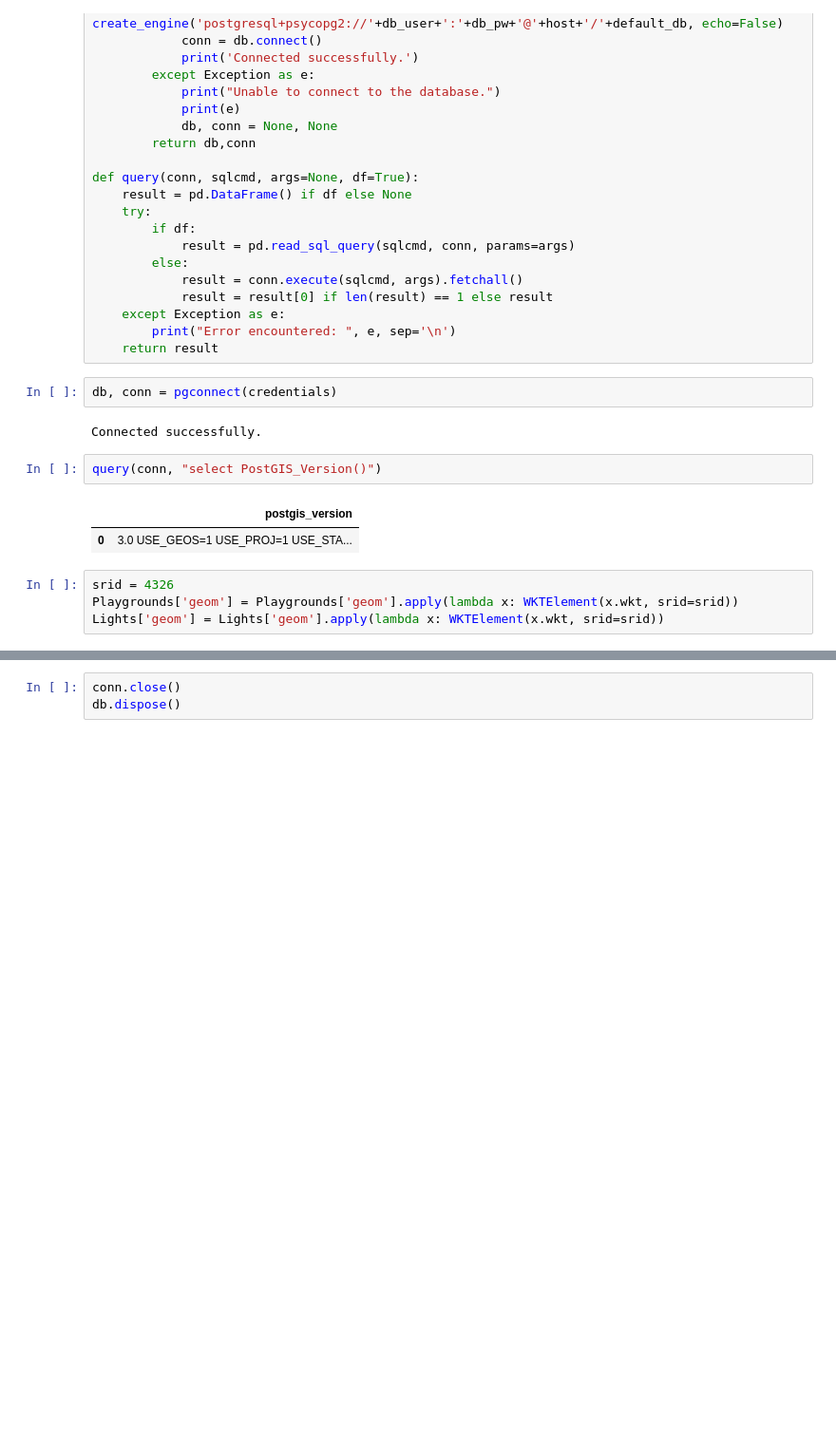
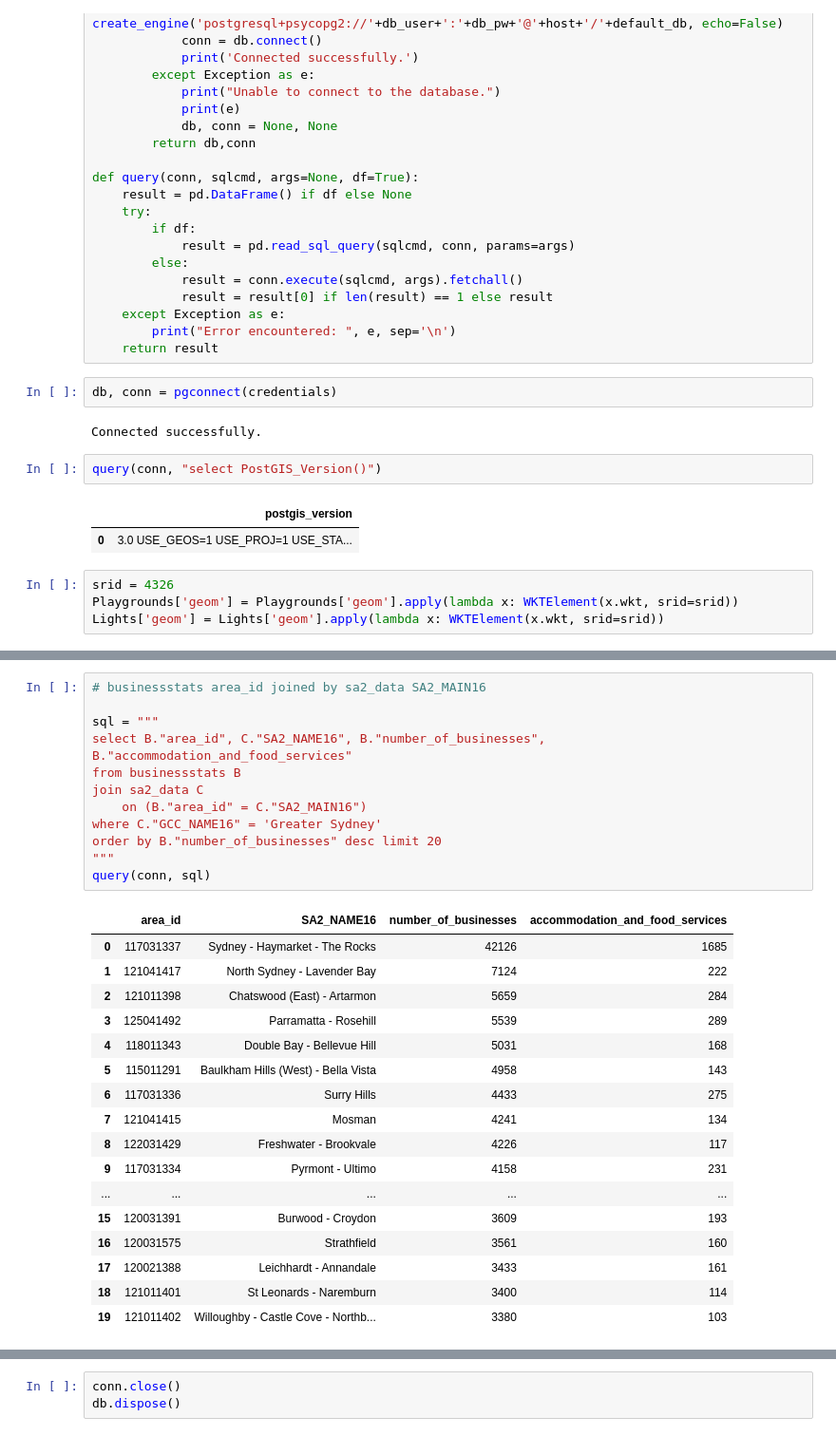
Before and after one commit to PratulSR/Sydney-Liveability-Analysis, a Jupyter notebook: Demo Notebook.ipynb, the cells around one changed output, grey strips where cells are left out. Shown at 95% size. Saved outputs shown, nothing was run; the diff lists cells and outputs as text; blank space fills up the shorter version.

```diff
--- a/Demo Notebook.ipynb
+++ b/Demo Notebook.ipynb
@@ -462,0 +463,30 @@ CREATE TABLE Lights (
+# %%
+# businessstats area_id joined by sa2_data SA2_MAIN16
+
+sql = """
+select B."area_id", C."SA2_NAME16", B."number_of_businesses", B."accommodation_and_food_services"
+from businessstats B
+join sa2_data C
+    on (B."area_id" = C."SA2_MAIN16")
+where C."GCC_NAME16" = 'Greater Sydney'
+order by B."number_of_businesses" desc limit 20
+"""
+query(conn, sql)
+# %% [output]
+|  | area_id | SA2_NAME16 | number_of_businesses | accommodation_and_food_services |
+| 0 | 117031337 | Sydney - Haymarket - The Rocks | 42126 | 1685 |
+| 1 | 121041417 | North Sydney - Lavender Bay | 7124 | 222 |
+| 2 | 121011398 | Chatswood (East) - Artarmon | 5659 | 284 |
+| 3 | 125041492 | Parramatta - Rosehill | 5539 | 289 |
+| 4 | 118011343 | Double Bay - Bellevue Hill | 5031 | 168 |
+| 5 | 115011291 | Baulkham Hills (West) - Bella Vista | 4958 | 143 |
+| 6 | 117031336 | Surry Hills | 4433 | 275 |
+| 7 | 121041415 | Mosman | 4241 | 134 |
+| 8 | 122031429 | Freshwater - Brookvale | 4226 | 117 |
+| 9 | 117031334 | Pyrmont - Ultimo | 4158 | 231 |
+| ... | ... | ... | ... | ... |
+| 15 | 120031391 | Burwood - Croydon | 3609 | 193 |
+| 16 | 120031575 | Strathfield | 3561 | 160 |
+| 17 | 120021388 | Leichhardt - Annandale | 3433 | 161 |
+| 18 | 121011401 | St Leonards - Naremburn | 3400 | 114 |
+| 19 | 121011402 | Willoughby - Castle Cove - Northb... | 3380 | 103 |
```
Also changed, not shown: parts of 31 cells of this notebook.
